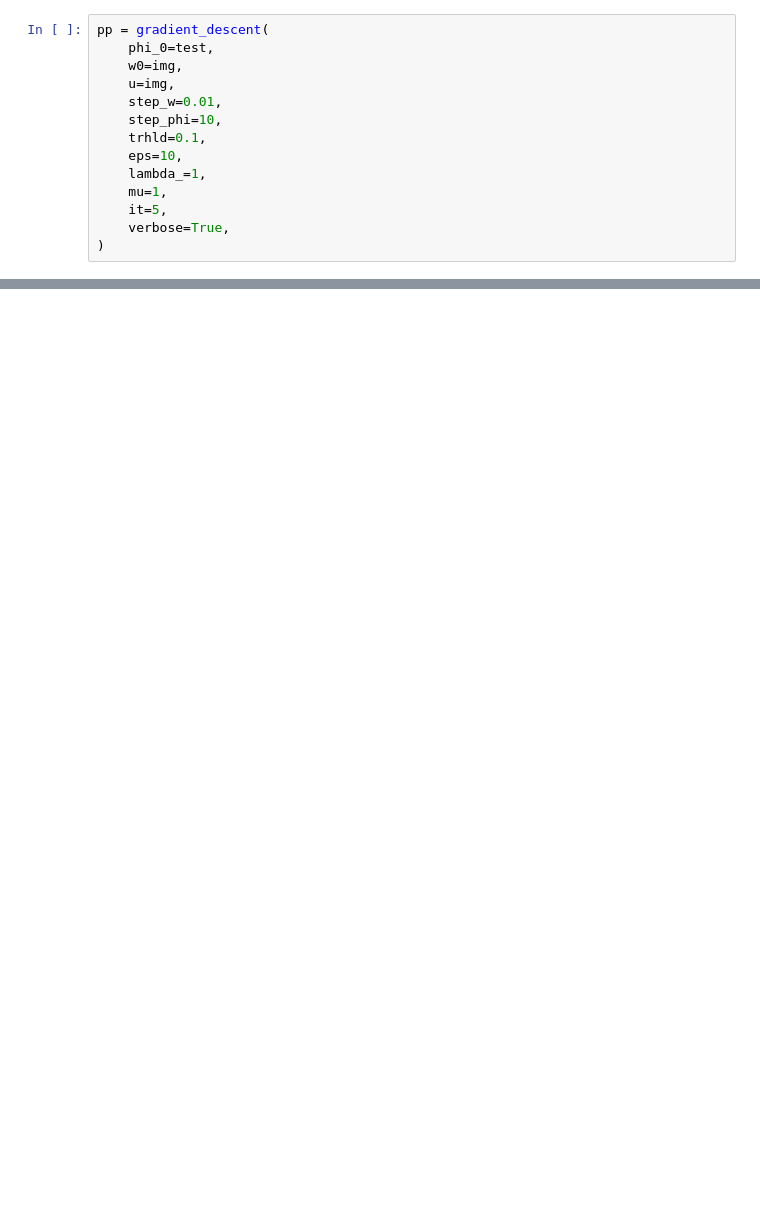
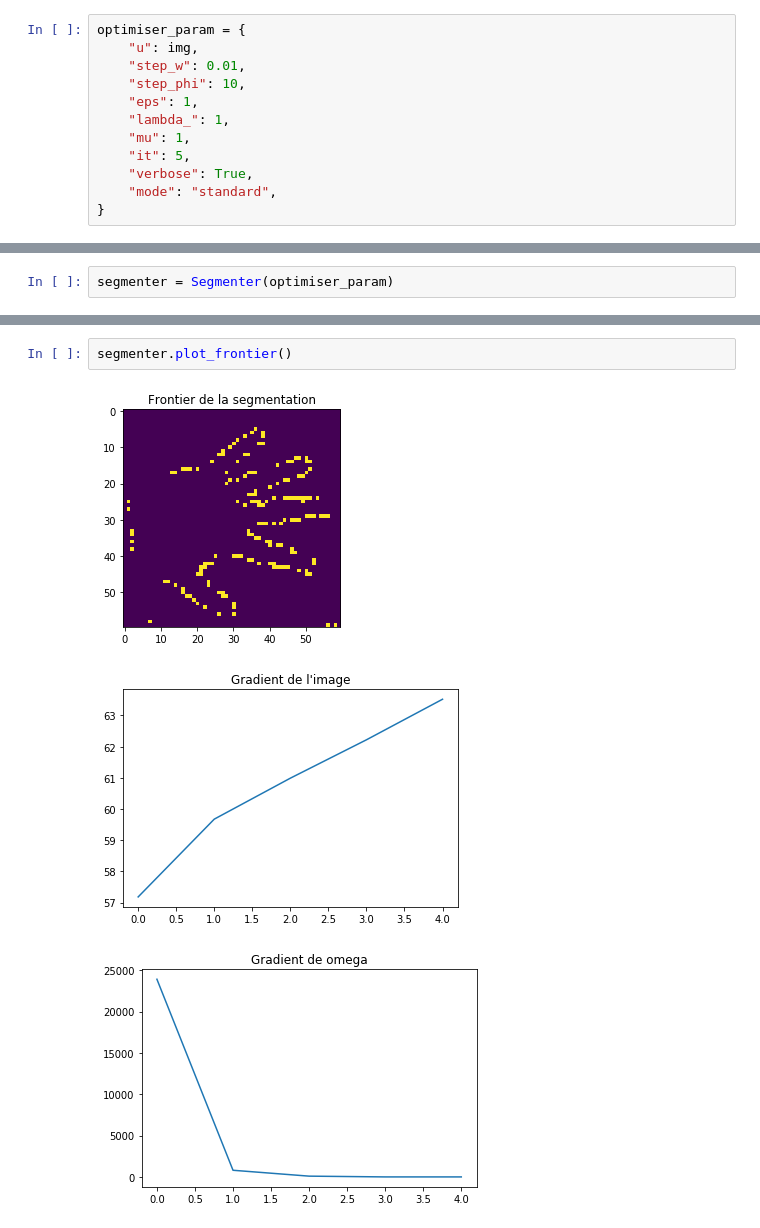
Before and after one commit to MehdiZouitine/Segmentation_Mumford_Shah, a Jupyter notebook: src/projet.ipynb, the cells around one changed output, grey strips where cells are left out. Cells and saved outputs as stored; diff of their text form; blank space fills up the shorter version.

```diff
--- a/src/projet.ipynb
+++ b/src/projet.ipynb
@@ -40,16 +36,14 @@ tmp = np.random.uniform(-1, 1, (3, 3))
 # %%
-pp = gradient_descent(
-    phi_0=test,
-    w0=img,
-    u=img,
-    step_w=0.01,
-    step_phi=10,
-    trhld=0.1,
-    eps=10,
-    lambda_=1,
-    mu=1,
-    it=5,
-    verbose=True,
-)
+optimiser_param = {
+    "u": img,
+    "step_w": 0.01,
+    "step_phi": 10,
+    "eps": 1,
+    "lambda_": 1,
+    "mu": 1,
+    "it": 5,
+    "verbose": True,
+    "mode": "standard",
+}
 # %% [output]
 [interactive output not drawn]
@@ -122,0 +50,2 @@ for i in range(len(pp)):
+# %%
+segmenter = Segmenter(optimiser_param)
@@ -122,0 +73,6 @@ for i in range(len(pp)):
+# %%
+segmenter.plot_frontier()
+# %% [output]
+[figure, added]
+[figure, added]
+[figure, added]
```
Also changed, not shown: parts of 13 cells of this notebook, 4 other files.
